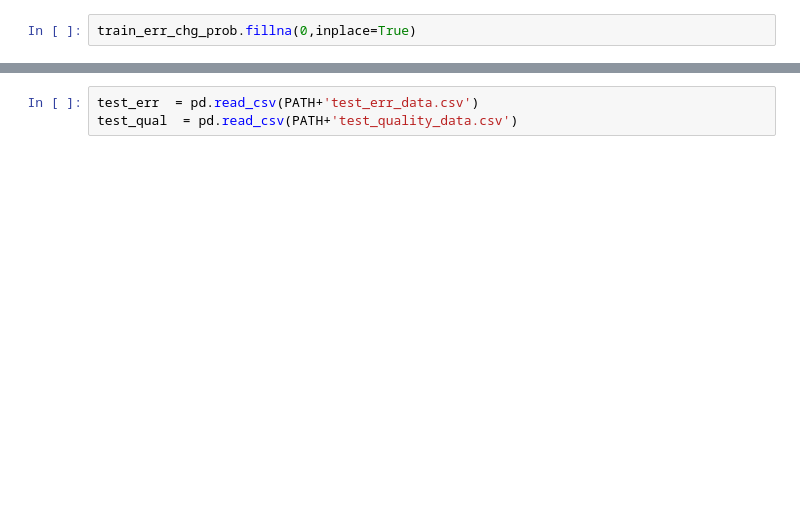
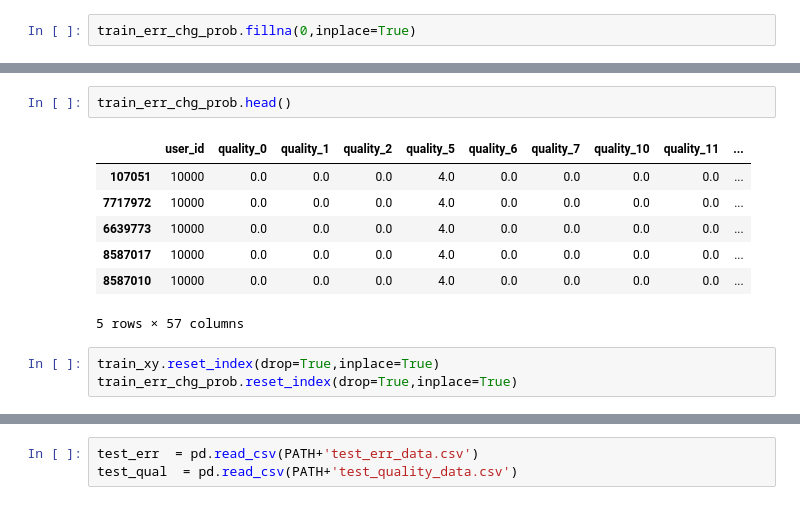
Before and after one commit to sue-bin/quality-change-prediction, a Jupyter notebook: codes/new_fe.ipynb, the cells around one changed output, grey strips where cells are left out. Drawn from its saved outputs; the diff is of its cells as text; blank space fills up the shorter version.

```diff
--- a/codes/new_fe.ipynb
+++ b/codes/new_fe.ipynb
@@ -293,0 +326,13 @@ train_err_chg_prob.head()
+# %%
+train_err_chg_prob.head()
+# %% [output]
+|  | user_id | quality_0 | quality_1 | quality_2 | quality_5 | quality_6 | quality_7 | quality_10 | quality_11 | ... |
+| 107051 | 10000 | 0.0 | 0.0 | 0.0 | 4.0 | 0.0 | 0.0 | 0.0 | 0.0 | ... |
+| 7717972 | 10000 | 0.0 | 0.0 | 0.0 | 4.0 | 0.0 | 0.0 | 0.0 | 0.0 | ... |
+| 6639773 | 10000 | 0.0 | 0.0 | 0.0 | 4.0 | 0.0 | 0.0 | 0.0 | 0.0 | ... |
+| 8587017 | 10000 | 0.0 | 0.0 | 0.0 | 4.0 | 0.0 | 0.0 | 0.0 | 0.0 | ... |
+| 8587010 | 10000 | 0.0 | 0.0 | 0.0 | 4.0 | 0.0 | 0.0 | 0.0 | 0.0 | ... |
+5 rows × 57 columns
+# %%
+train_xy.reset_index(drop=True,inplace=True)
+train_err_chg_prob.reset_index(drop=True,inplace=True)
```
Also changed, not shown: parts of 97 cells of this notebook, 3 other files.
